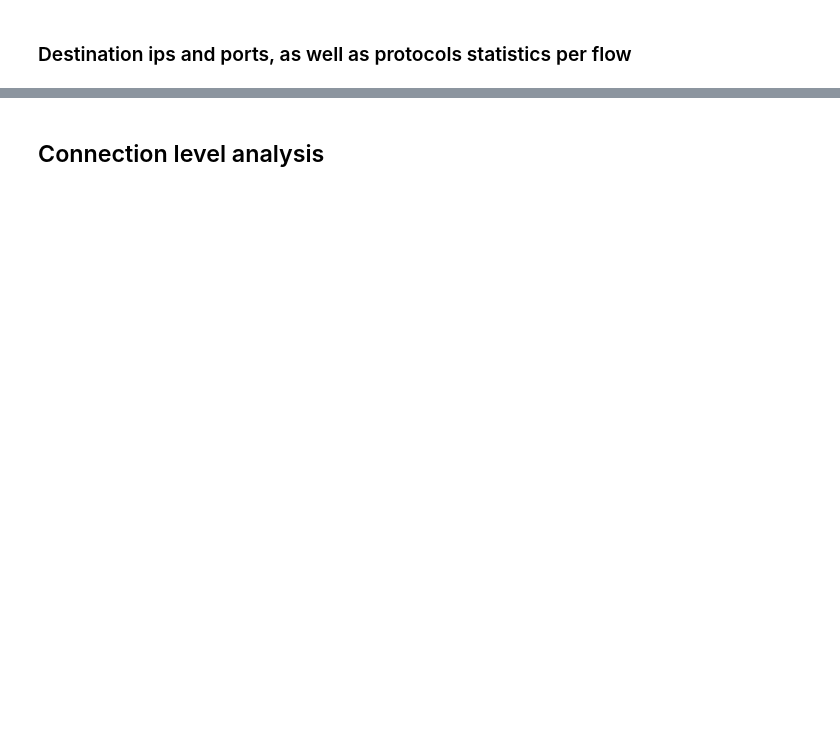
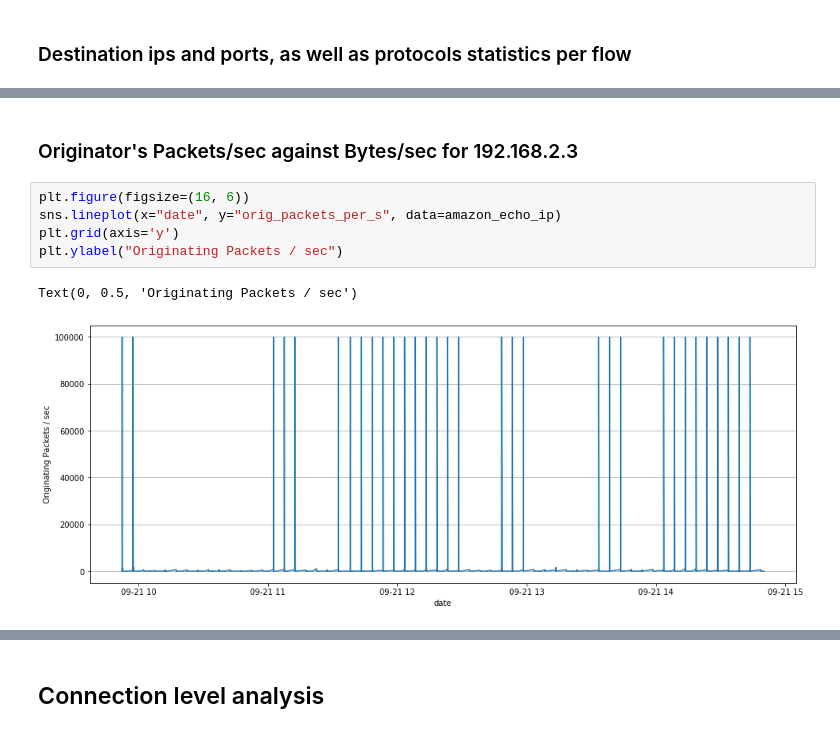
Before and after one commit to ghabbenjansen/thesis-vasileios, a Jupyter notebook: feature_analysis_IOT23.ipynb, the cells around one changed output, grey strips where cells are left out. Cells and saved outputs as stored; diff of their text form; blank space fills up the shorter version.

```diff
--- a/feature_analysis_IOT23.ipynb
+++ b/feature_analysis_IOT23.ipynb
@@ -116,0 +182,10 @@ amazon_grouped_source_ip_net
+# %% [markdown]
+### Originator's Packets/sec against Bytes/sec for 192.168.2.3
+# %%
+plt.figure(figsize=(16, 6))
+sns.lineplot(x="date", y="orig_packets_per_s", data=amazon_echo_ip)
+plt.grid(axis='y')
+plt.ylabel("Originating Packets / sec")
+# %% [output]
+Text(0, 0.5, 'Originating Packets / sec')
+[figure, added]
```
Also changed, not shown: parts of 49 cells of this notebook, 1 other file.
